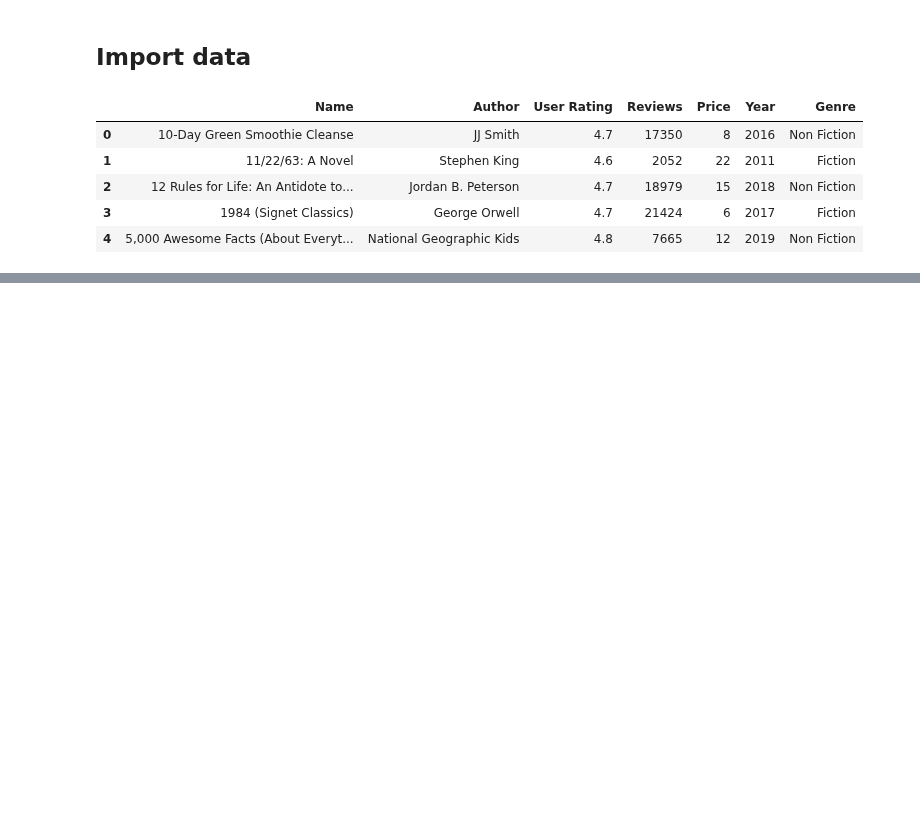
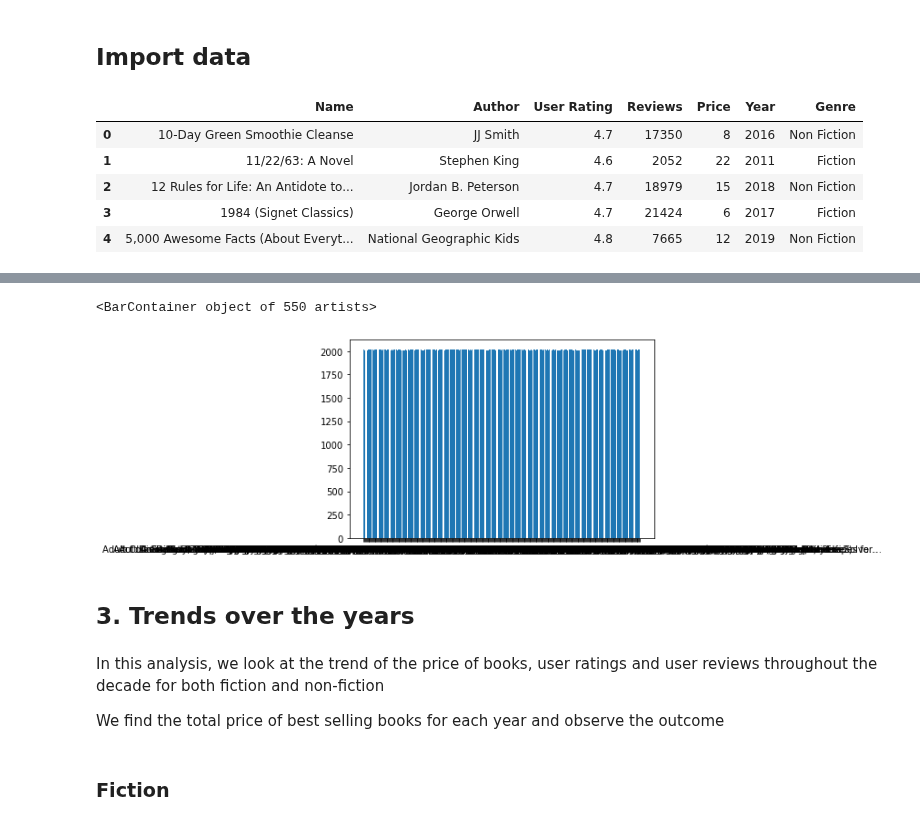
Before and after one commit to Elladuke/SCAMP-Assessment, a Jupyter notebook: amazon_data_modelling.ipynb, the cells around one changed output, grey strips where cells are left out. Drawn from its saved outputs; the diff is of its cells as text; code cells hidden in the pictures; blank space fills up the shorter version.

```diff
--- a/amazon_data_modelling.ipynb
+++ b/amazon_data_modelling.ipynb
@@ -20,0 +59,13 @@ amazon_books_dataset.head()
+# %%
+plt.bar(amazon_books_dataset.Name,amazon_books_dataset.Year )
+# %% [output]
+<BarContainer object of 550 artists>
+[figure, added]
+# %% [markdown]
+## 3. Trends over the years
+# %% [markdown]
+In this analysis, we look at the trend of the price of books, user ratings and user reviews throughout the decade for both fiction and non-fiction
+
+We find the total price of best selling books for each year and observe the outcome
+# %% [markdown]
+### Fiction
```
Also changed, not shown: parts of 29 cells of this notebook.
